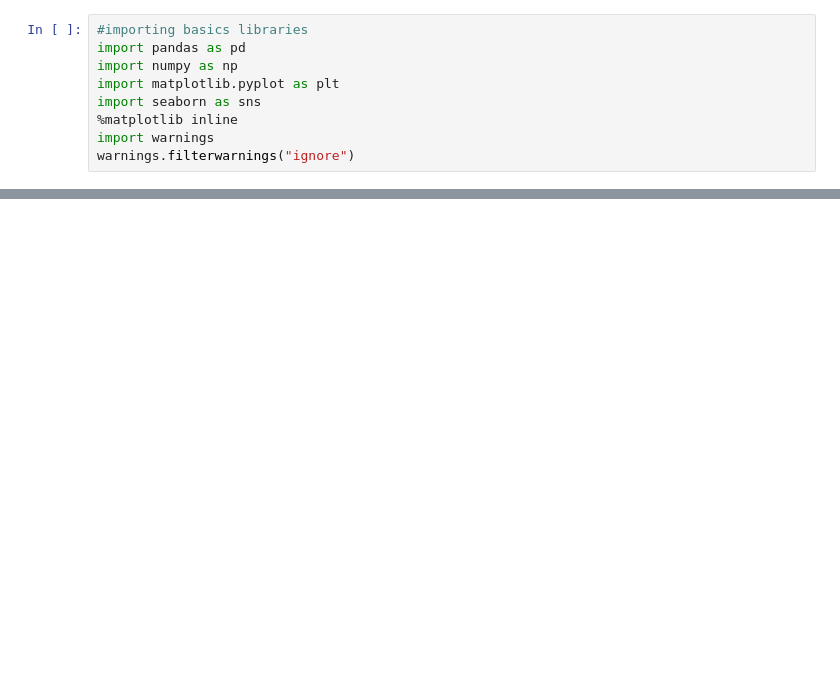
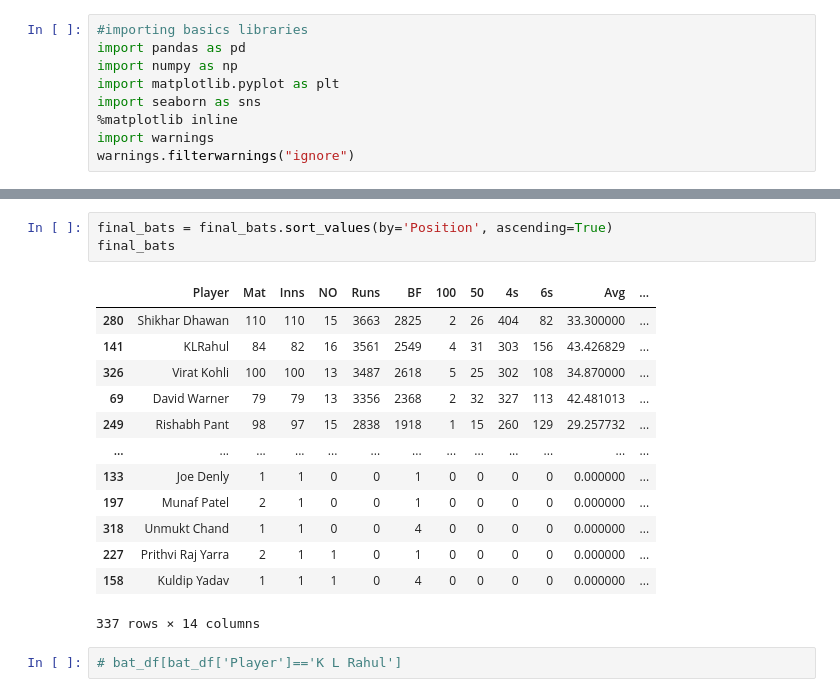
Before and after one commit to Shyam165/Summer-Internship, a Jupyter notebook: Ipl_team_selection/IPL Team Selection.ipynb, the cells around one changed output, grey strips where cells are left out. Saved outputs shown, nothing was run; the diff lists cells and outputs as text; blank space fills up the shorter version.

```diff
--- a/Ipl_team_selection/IPL Team Selection.ipynb
+++ b/Ipl_team_selection/IPL Team Selection.ipynb
@@ -166,0 +209,19 @@ df5.shape
+# %%
+final_bats = final_bats.sort_values(by='Position', ascending=True)
+final_bats
+# %% [output]
+|  | Player | Mat | Inns | NO | Runs | BF | 100 | 50 | 4s | 6s | Avg | ... |
+| 280 | Shikhar Dhawan | 110 | 110 | 15 | 3663 | 2825 | 2 | 26 | 404 | 82 | 33.300000 | ... |
+| 141 | KLRahul | 84 | 82 | 16 | 3561 | 2549 | 4 | 31 | 303 | 156 | 43.426829 | ... |
+| 326 | Virat Kohli | 100 | 100 | 13 | 3487 | 2618 | 5 | 25 | 302 | 108 | 34.870000 | ... |
+| 69 | David Warner | 79 | 79 | 13 | 3356 | 2368 | 2 | 32 | 327 | 113 | 42.481013 | ... |
+| 249 | Rishabh Pant | 98 | 97 | 15 | 2838 | 1918 | 1 | 15 | 260 | 129 | 29.257732 | ... |
+| ... | ... | ... | ... | ... | ... | ... | ... | ... | ... | ... | ... | ... |
+| 133 | Joe Denly | 1 | 1 | 0 | 0 | 1 | 0 | 0 | 0 | 0 | 0.000000 | ... |
+| 197 | Munaf Patel | 2 | 1 | 0 | 0 | 1 | 0 | 0 | 0 | 0 | 0.000000 | ... |
+| 318 | Unmukt Chand | 1 | 1 | 0 | 0 | 4 | 0 | 0 | 0 | 0 | 0.000000 | ... |
+| 227 | Prithvi Raj Yarra | 2 | 1 | 1 | 0 | 1 | 0 | 0 | 0 | 0 | 0.000000 | ... |
+| 158 | Kuldip Yadav | 1 | 1 | 1 | 0 | 4 | 0 | 0 | 0 | 0 | 0.000000 | ... |
+337 rows × 14 columns
+# %%
+# bat_df[bat_df['Player']=='K L Rahul']
```
Also changed, not shown: parts of 50 cells of this notebook, 17 other files.
